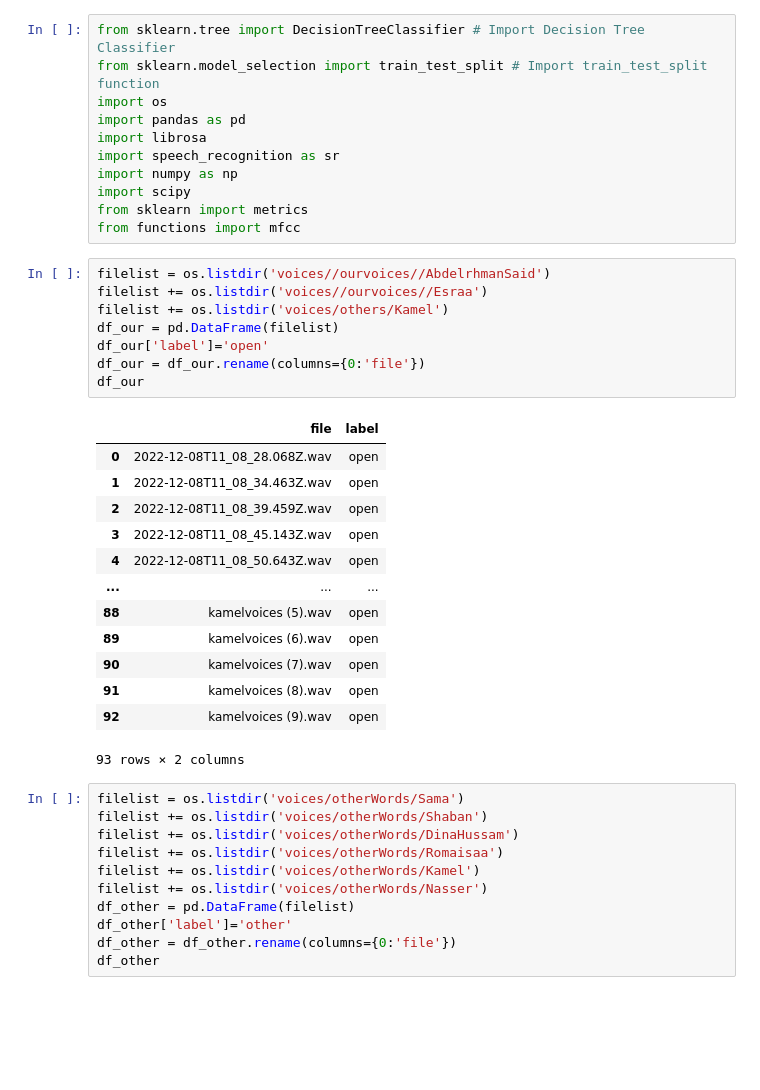
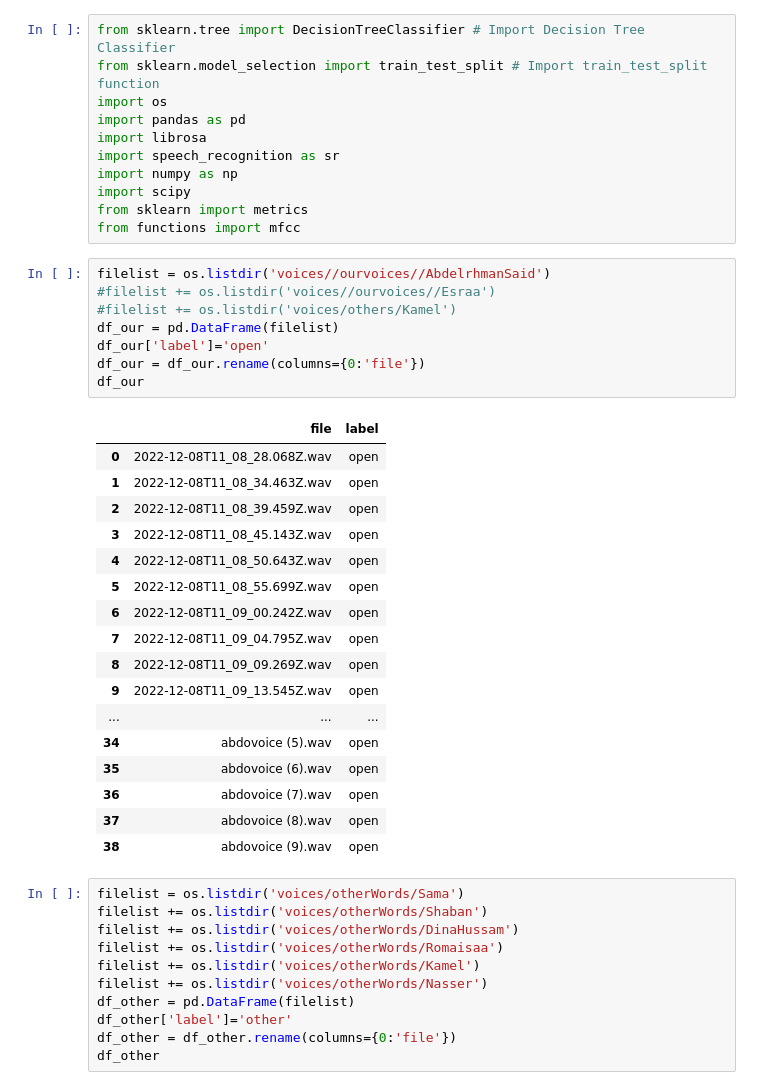
Before and after one commit to Esraa-alii/SpeakUp-task3-dsp-, a Jupyter notebook: Speaker_Recognition/Untitled-2.ipynb, the cells around one changed output. Saved outputs shown, nothing was run; the diff lists cells and outputs as text; blank space fills up the shorter version.

```diff
--- a/Speaker_Recognition/Untitled-2.ipynb
+++ b/Speaker_Recognition/Untitled-2.ipynb
@@ -11,26 +11,30 @@ from sklearn import metrics
 from functions import mfcc
 # %%
 filelist = os.listdir('voices//ourvoices//AbdelrhmanSaid')
-filelist += os.listdir('voices//ourvoices//Esraa')
-filelist += os.listdir('voices/others/Kamel')
+#filelist += os.listdir('voices//ourvoices//Esraa')
+#filelist += os.listdir('voices/others/Kamel')
 df_our = pd.DataFrame(filelist)
 df_our['label']='open'
 df_our = df_our.rename(columns={0:'file'})
 df_our
 # %% [output]
 |  | file | label |
 | 0 | 2022-12-08T11_08_28.068Z.wav | open |
 | 1 | 2022-12-08T11_08_34.463Z.wav | open |
 | 2 | 2022-12-08T11_08_39.459Z.wav | open |
 | 3 | 2022-12-08T11_08_45.143Z.wav | open |
 | 4 | 2022-12-08T11_08_50.643Z.wav | open |
+| 5 | 2022-12-08T11_08_55.699Z.wav | open |
+| 6 | 2022-12-08T11_09_00.242Z.wav | open |
+| 7 | 2022-12-08T11_09_04.795Z.wav | open |
+| 8 | 2022-12-08T11_09_09.269Z.wav | open |
+| 9 | 2022-12-08T11_09_13.545Z.wav | open |
 | ... | ... | ... |
-| 88 | kamelvoices (5).wav | open |
-| 89 | kamelvoices (6).wav | open |
-| 90 | kamelvoices (7).wav | open |
-| 91 | kamelvoices (8).wav | open |
-| 92 | kamelvoices (9).wav | open |
+| 34 | abdovoice (5).wav | open |
+| 35 | abdovoice (6).wav | open |
+| 36 | abdovoice (7).wav | open |
+| 37 | abdovoice (8).wav | open |
+| 38 | abdovoice (9).wav | open |
-93 rows × 2 columns
 # %%
 filelist = os.listdir('voices/otherWords/Sama')
 filelist += os.listdir('voices/otherWords/Shaban')
```
Also changed, not shown: parts of 5 cells of this notebook, 5 other files.
